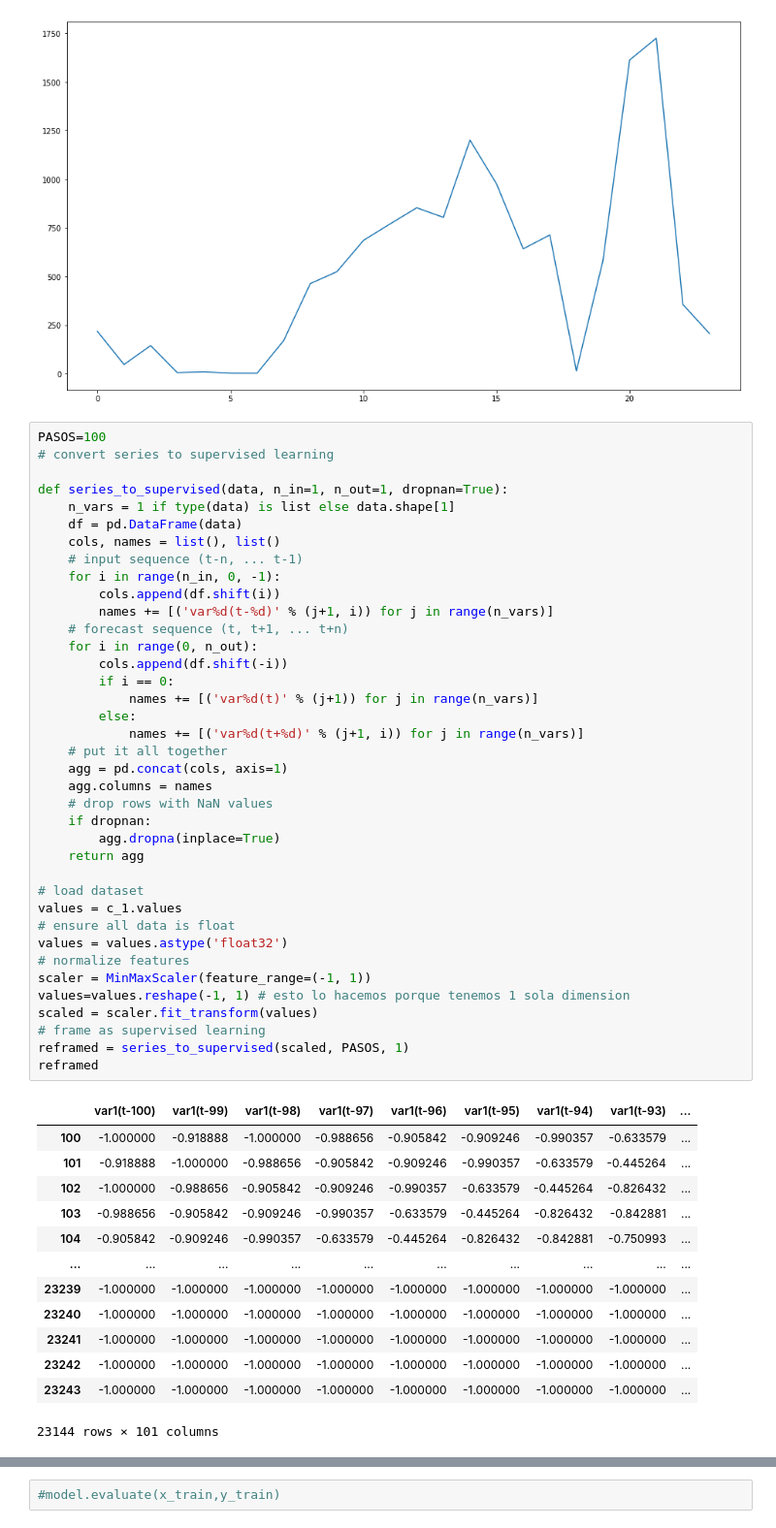
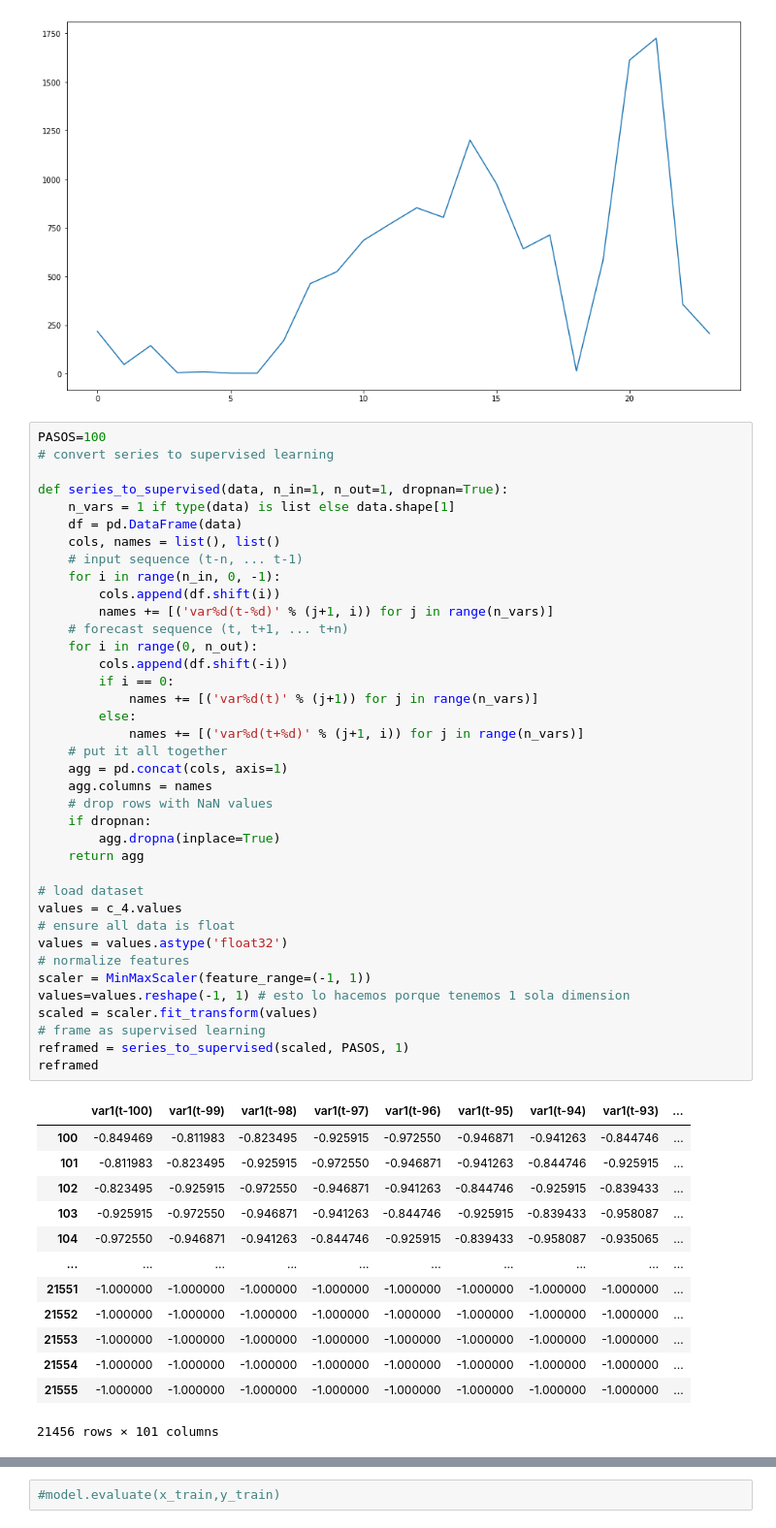
Before and after one commit to anajim13/TFM-XAI, a Jupyter notebook: series_temporales_DEPRESIÓN.ipynb, the cells around one changed output, grey strips where cells are left out. Shown at 97% size. Cells and saved outputs as stored; diff of their text form.

```diff
--- a/series_temporales_DEPRESIÓN.ipynb
+++ b/series_temporales_DEPRESIÓN.ipynb
@@ -181,46 +244,46 @@ def series_to_supervised(data, n_in=1, n_out=1, dropnan=True):
     for i in range(n_in, 0, -1):
         cols.append(df.shift(i))
         names += [('var%d(t-%d)' % (j+1, i)) for j in range(n_vars)]
     # forecast sequence (t, t+1, ... t+n)
     for i in range(0, n_out):
         cols.append(df.shift(-i))
         if i == 0:
             names += [('var%d(t)' % (j+1)) for j in range(n_vars)]
         else:
             names += [('var%d(t+%d)' % (j+1, i)) for j in range(n_vars)]
     # put it all together
     agg = pd.concat(cols, axis=1)
     agg.columns = names
     # drop rows with NaN values
     if dropnan:
         agg.dropna(inplace=True)
     return agg
 
 # load dataset
-values = c_1.values
+values = c_4.values
 # ensure all data is float
 values = values.astype('float32')
 # normalize features
 scaler = MinMaxScaler(feature_range=(-1, 1))
 values=values.reshape(-1, 1) # esto lo hacemos porque tenemos 1 sola dimension
 scaled = scaler.fit_transform(values)
 # frame as supervised learning
 reframed = series_to_supervised(scaled, PASOS, 1)
 reframed
 # %% [output]
 |  | var1(t-100) | var1(t-99) | var1(t-98) | var1(t-97) | var1(t-96) | var1(t-95) | var1(t-94) | var1(t-93) | ... |
-| 100 | -1.000000 | -0.918888 | -1.000000 | -0.988656 | -0.905842 | -0.909246 | -0.990357 | -0.633579 | ... |
-| 101 | -0.918888 | -1.000000 | -0.988656 | -0.905842 | -0.909246 | -0.990357 | -0.633579 | -0.445264 | ... |
-| 102 | -1.000000 | -0.988656 | -0.905842 | -0.909246 | -0.990357 | -0.633579 | -0.445264 | -0.826432 | ... |
-| 103 | -0.988656 | -0.905842 | -0.909246 | -0.990357 | -0.633579 | -0.445264 | -0.826432 | -0.842881 | ... |
-| 104 | -0.905842 | -0.909246 | -0.990357 | -0.633579 | -0.445264 | -0.826432 | -0.842881 | -0.750993 | ... |
+| 100 | -0.849469 | -0.811983 | -0.823495 | -0.925915 | -0.972550 | -0.946871 | -0.941263 | -0.844746 | ... |
+| 101 | -0.811983 | -0.823495 | -0.925915 | -0.972550 | -0.946871 | -0.941263 | -0.844746 | -0.925915 | ... |
+| 102 | -0.823495 | -0.925915 | -0.972550 | -0.946871 | -0.941263 | -0.844746 | -0.925915 | -0.839433 | ... |
+| 103 | -0.925915 | -0.972550 | -0.946871 | -0.941263 | -0.844746 | -0.925915 | -0.839433 | -0.958087 | ... |
+| 104 | -0.972550 | -0.946871 | -0.941263 | -0.844746 | -0.925915 | -0.839433 | -0.958087 | -0.935065 | ... |
 | ... | ... | ... | ... | ... | ... | ... | ... | ... | ... |
-| 23239 | -1.000000 | -1.000000 | -1.000000 | -1.000000 | -1.000000 | -1.000000 | -1.000000 | -1.000000 | ... |
-| 23240 | -1.000000 | -1.000000 | -1.000000 | -1.000000 | -1.000000 | -1.000000 | -1.000000 | -1.000000 | ... |
-| 23241 | -1.000000 | -1.000000 | -1.000000 | -1.000000 | -1.000000 | -1.000000 | -1.000000 | -1.000000 | ... |
-| 23242 | -1.000000 | -1.000000 | -1.000000 | -1.000000 | -1.000000 | -1.000000 | -1.000000 | -1.000000 | ... |
-| 23243 | -1.000000 | -1.000000 | -1.000000 | -1.000000 | -1.000000 | -1.000000 | -1.000000 | -1.000000 | ... |
+| 21551 | -1.000000 | -1.000000 | -1.000000 | -1.000000 | -1.000000 | -1.000000 | -1.000000 | -1.000000 | ... |
+| 21552 | -1.000000 | -1.000000 | -1.000000 | -1.000000 | -1.000000 | -1.000000 | -1.000000 | -1.000000 | ... |
+| 21553 | -1.000000 | -1.000000 | -1.000000 | -1.000000 | -1.000000 | -1.000000 | -1.000000 | -1.000000 | ... |
+| 21554 | -1.000000 | -1.000000 | -1.000000 | -1.000000 | -1.000000 | -1.000000 | -1.000000 | -1.000000 | ... |
+| 21555 | -1.000000 | -1.000000 | -1.000000 | -1.000000 | -1.000000 | -1.000000 | -1.000000 | -1.000000 | ... |
-23144 rows × 101 columns
+21456 rows × 101 columns
 # %%
 # split into train and test sets
 values = reframed.values
```
Also changed, not shown: parts of 9 cells of this notebook, 1 other file.
